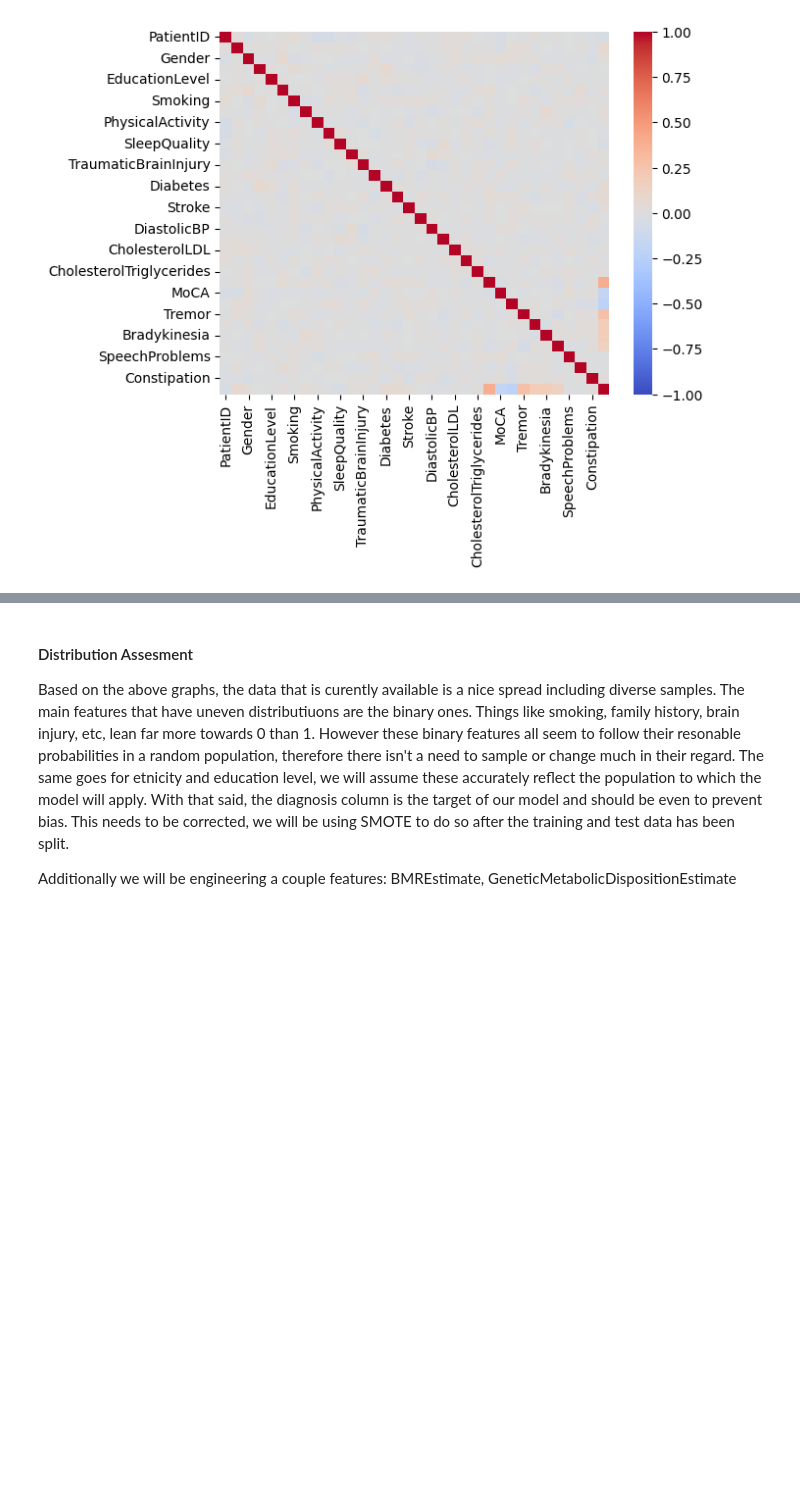
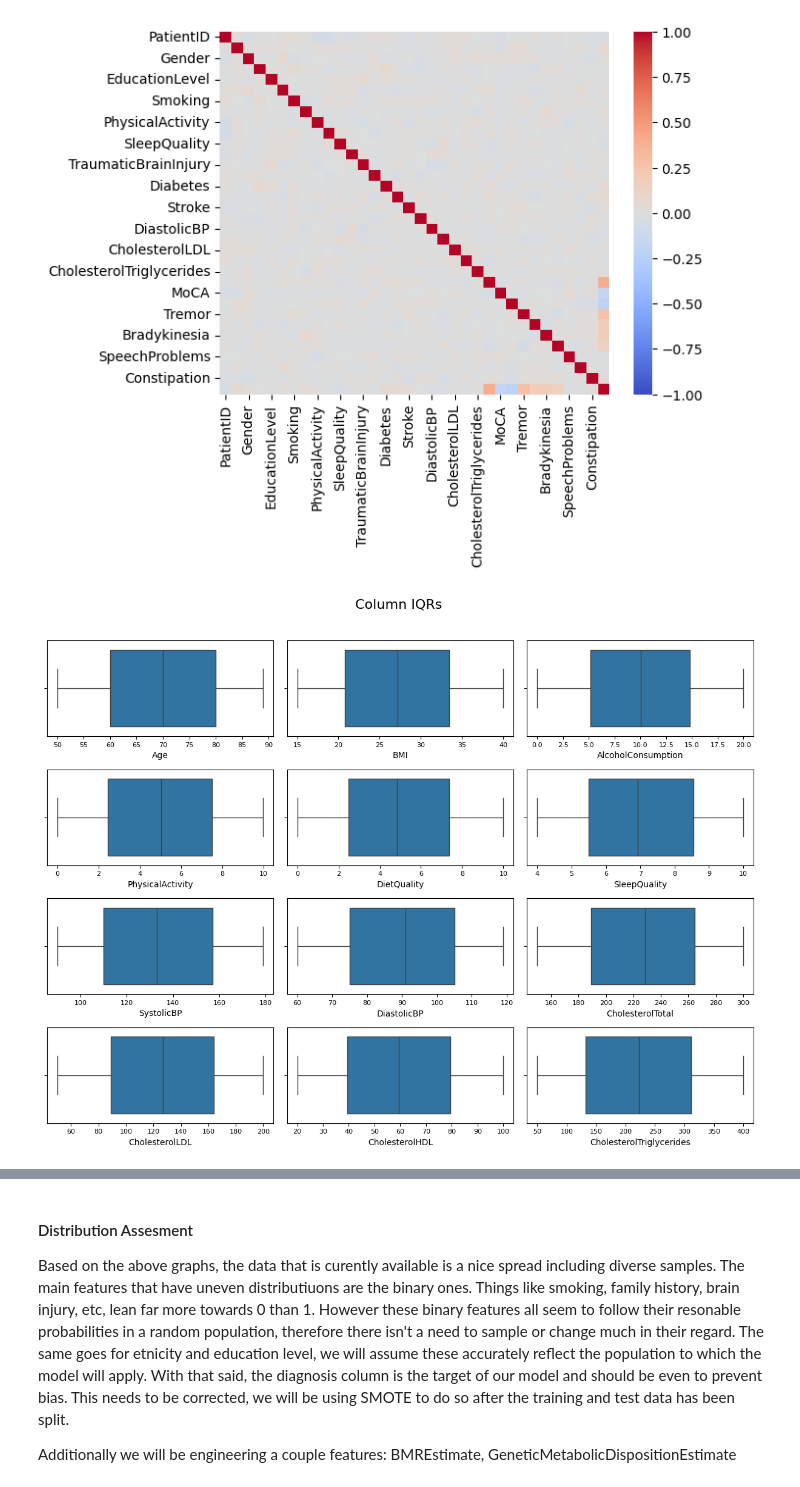
Before and after one commit to julianag27/ml-project, a Jupyter notebook: FinalProject.ipynb, the cells around one changed output, grey strips where cells are left out. Saved outputs shown, nothing was run; the diff lists cells and outputs as text; code cells hidden in the pictures; blank space fills up the shorter version.

```diff
--- a/FinalProject.ipynb
+++ b/FinalProject.ipynb
@@ -61,6 +61,38 @@ df = df.drop(columns=['PatientID', 'DoctorInCharge'])
 
 # dropping symptom columns (we want to predict based of demographic info not direct symptoms)
 df = df.drop(columns=['UPDRS', 'MoCA', 'FunctionalAssessment', 'Tremor', 'Rigidity', 'Bradykinesia', 'PosturalInstability', 'SpeechProblems', 'SleepDisorders', 'Constipation'])
+# %%
+columns = df.drop(columns=[
+    'Gender',
+    'Ethnicity',
+    'EducationLevel',
+    'Smoking',
+    'FamilyHistoryParkinsons',
+    'TraumaticBrainInjury',
+    'Hypertension',
+    'Diabetes',
+    'Depression',
+    'Depression',
+    'Stroke',
+    'Diagnosis'
+]).columns
+
+fig, axes = plt.subplots(4, 3, figsize=(12, 9))
+fig.suptitle("Column IQRs", fontsize=16, y=1.02)
+axes = axes.flatten()
+
+for i, col in enumerate(columns):
+    sns.boxplot(df[col], ax=axes[i], orient='h')
+    axes[i].tick_params(labelsize=8)
+
+# Hide unused subplots if df has fewer than 24 columns
+for j in range(len(columns), len(axes)):
+    axes[j].set_visible(False)
+
+plt.tight_layout()
+plt.show()
+# %% [output]
+[figure, added]
 # %%
 fig, axes = plt.subplots(4, 6, figsize=(12, 8))
 fig.suptitle("Column Distributions", fontsize=16, y=1.02)
```
Also changed, not shown: parts of 3 cells of this notebook.
